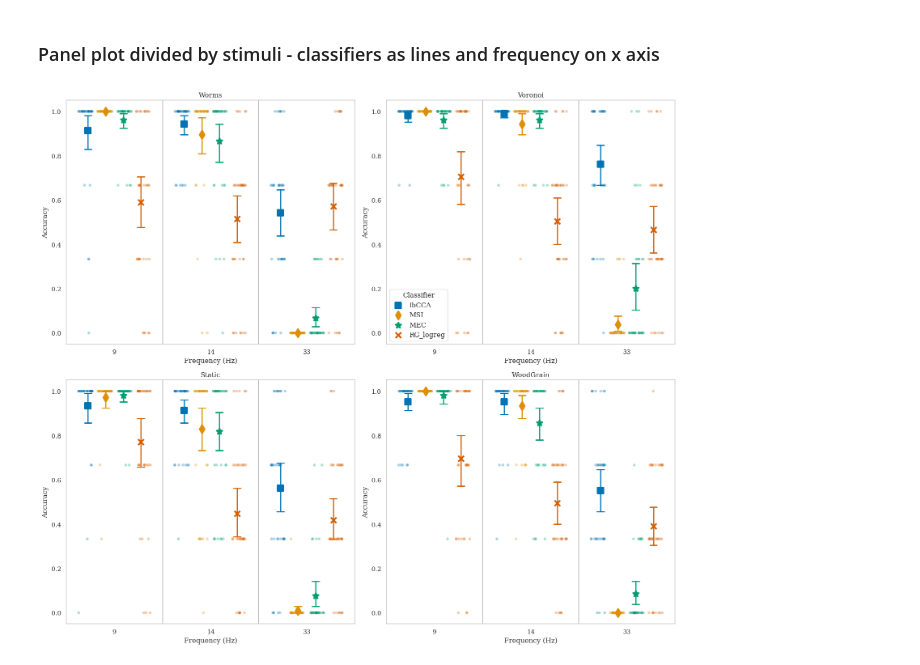
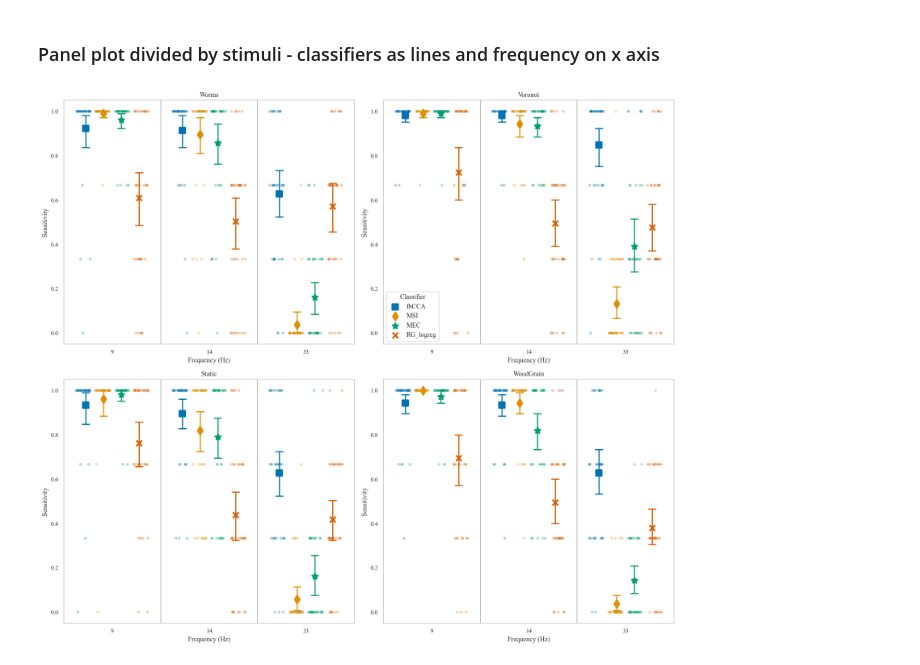
Before and after one commit to kirtonBCIlab/easy-on-the-eyes, a Jupyter notebook: classifier_comparison.ipynb, the cells around one changed output. Cells and saved outputs as stored; diff of their text form; code cells hidden in the pictures.

```diff
--- a/classifier_comparison.ipynb
+++ b/classifier_comparison.ipynb
@@ -111,7 +458,8 @@ for file in files:
         )
 
     # Filter 60 Hz noise
-    eeg = processing.line_filter(eeg=eeg, srate=srate, f_notch=60, f_order=4)
+    # Don't need this since the upper cut-off is 35 Hz
+    # eeg = processing.line_filter(eeg=eeg, srate=srate, f_notch=60, f_order=4)
 
     # Epoch data
     [eeg_epochs, epoch_labels] = data_tools.epochs_from_unity_markers(
@@ -245,7 +593,7 @@ for file in files:
 # %%
 # Save accuracy dataframe to excel
-accuracy_df.to_csv("CA_Results.csv")
-accuracy_df2.to_csv("CA2_Results.csv")
+accuracy_df.to_csv("SV_Results.csv")
+accuracy_df2.to_csv("CA_Results.csv")
 
 
 # Create an Excel writer object
@@ -253,7 +601,7 @@ for s, stimulus in enumerate(stimulus_types):
     # Filter the DataFrame for the current stimulus type
     stimulus_accuracy = accuracy_df[accuracy_df["Stimulus"] == stimulus]
 
-    sheet_name = f'Stimulus_{stimulus}.csv'
+    sheet_name = f'Stimulus_{stimulus}_SV.csv'
 
     # Write the filtered DataFrame to a new sheet in the Excel file
     stimulus_accuracy.to_csv(sheet_name, index=False)
@@ -344,36 +692,36 @@ for idx, stimulus in enumerate(desired_stimuli):
     # Combine legend handles and labels from all plots
     for handle, label in zip(handles, labels):
         if label not in legend_handles:
             legend_handles[label] = handle
 
     # Adjust labels and title for each subplot
     axes[idx].set_xlabel('Frequency (Hz)')
-    axes[idx].set_ylabel('Accuracy')
+    axes[idx].set_ylabel('Sensitivity')
     axes[idx].set_title(f'{stimulus}')
     axes[idx].grid(False)
 
     # Hide legend for all but the bottom right plot
     if idx != 1:
         axes[idx].legend([], [], frameon=False)
 
 # Create legend elements using unique handles and labels
 legend_elements = [(legend_handles[label], label) for label in legend_handles]
 
 # Create a legend for the bottom right plot
 legend = axes[1].legend(handles=[handle for handle, _ in legend_elements], labels=[label for _, label in legend_elements], title='Classifier', loc='lower left')
 
 # Adjust legend font size
 for text in legend.get_texts():
     text.set_fontsize(12)  # Adjust the font size as needed
 
 
 # Adjust layout
 plt.tight_layout()
 plt.show()
 
-fig.savefig(r"C:\Users\admin\Documents\ncan-classifier-validation\Figures\\panel_plot_div_by_freq.svg")
+fig.savefig(r"C:\Users\admin\Documents\easy-on-the-eyes\Data\Figures\sensitivity_plot.svg")
 # %% [output]
-[figure, old version]
+[figure, new version]
 # %%
 sns.set_style({'font.family': 'Times New Roman'})
 
```
Also changed, not shown: parts of 6 cells of this notebook.
